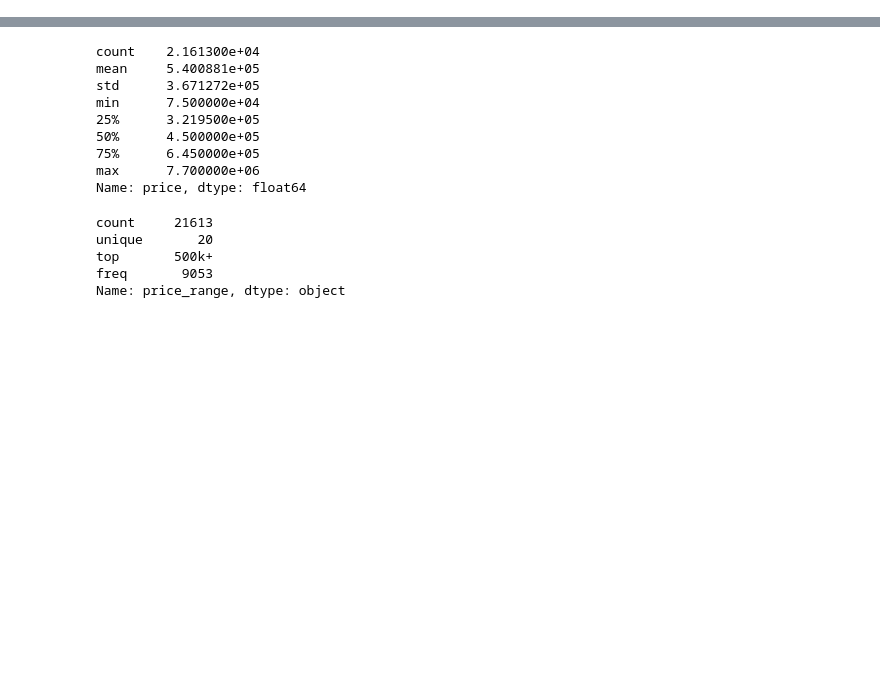
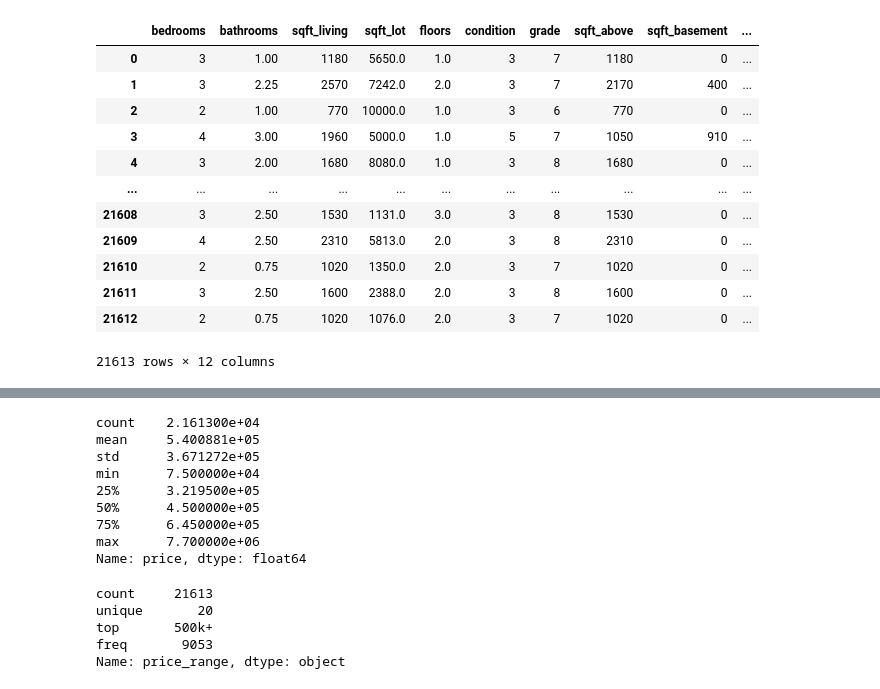
Before and after one commit to csadlo/home-pricing-project, a Jupyter notebook: Home_Prices_ML_Model.ipynb, the cells around one changed output, grey strips where cells are left out. Drawn from its saved outputs; the diff is of its cells as text; code cells hidden in the pictures; blank space fills up the shorter version.

Commit message:
Adding models and using lat-long instead of zipcodes

```diff
--- a/Home_Prices_ML_Model.ipynb
+++ b/Home_Prices_ML_Model.ipynb
@@ -50,0 +31,7 @@ houses.head(20)
+# %%
+# Add Label Encoded the zipcode data
+label_encoder = LabelEncoder()
+label_encoder.fit(houses["zipcode"])
+houses["labeled_zipcodes"] = label_encoder.transform(houses["zipcode"])
+
+houses.head()
@@ -51,8 +46,26 @@ houses.head(20)
 # %%
 
-X_trimmed = houses[["bedrooms","bathrooms","sqft_living","sqft_lot","floors","waterfront","view","condition","grade","sqft_above","sqft_basement","yr_built","yr_renovated","zipcode"]]
-X_trimmed = houses.drop(["id","date","price","lat","long","sqft_living15","sqft_lot15","price_range"], axis=1)
-X_trimmed = houses.drop(["id","date","price","waterfront","view","yr_renovated","lat","long","sqft_living15","sqft_lot15","price_range"], axis=1)
+#X_trimmed = houses[["bedrooms","bathrooms","sqft_living","sqft_lot","floors","waterfront","view","condition","grade","sqft_above","sqft_basement","yr_built","yr_renovated","zipcode"]]
+#X_trimmed = houses.drop(["id","date","price","zipcode","lat","long","sqft_living15","sqft_lot15","price_range"], axis=1)
+X_trimmed = houses.drop(["id","date","price","waterfront","view","yr_renovated","zipcode","lat","long","sqft_living15","sqft_lot15","price_range"], axis=1)
+X_trimmed = houses.drop(["id","date","price","waterfront","view","yr_renovated","zipcode","sqft_living15","sqft_lot15","price_range","labeled_zipcodes"], axis=1)
+
 
 y_prices = houses["price"]
 y_ranges = houses["price_range"]
+# %%
+X_trimmed
+# %% [output]
+|  | bedrooms | bathrooms | sqft_living | sqft_lot | floors | condition | grade | sqft_above | sqft_basement | ... |
+| 0 | 3 | 1.00 | 1180 | 5650.0 | 1.0 | 3 | 7 | 1180 | 0 | ... |
+| 1 | 3 | 2.25 | 2570 | 7242.0 | 2.0 | 3 | 7 | 2170 | 400 | ... |
+| 2 | 2 | 1.00 | 770 | 10000.0 | 1.0 | 3 | 6 | 770 | 0 | ... |
+| 3 | 4 | 3.00 | 1960 | 5000.0 | 1.0 | 5 | 7 | 1050 | 910 | ... |
+| 4 | 3 | 2.00 | 1680 | 8080.0 | 1.0 | 3 | 8 | 1680 | 0 | ... |
+| ... | ... | ... | ... | ... | ... | ... | ... | ... | ... | ... |
+| 21608 | 3 | 2.50 | 1530 | 1131.0 | 3.0 | 3 | 8 | 1530 | 0 | ... |
+| 21609 | 4 | 2.50 | 2310 | 5813.0 | 2.0 | 3 | 8 | 2310 | 0 | ... |
+| 21610 | 2 | 0.75 | 1020 | 1350.0 | 2.0 | 3 | 7 | 1020 | 0 | ... |
+| 21611 | 3 | 2.50 | 1600 | 2388.0 | 2.0 | 3 | 8 | 1600 | 0 | ... |
+| 21612 | 2 | 0.75 | 1020 | 1076.0 | 2.0 | 3 | 7 | 1020 | 0 | ... |
+21613 rows × 12 columns
```
Also changed, not shown: parts of 29 cells of this notebook, 4 other files.
